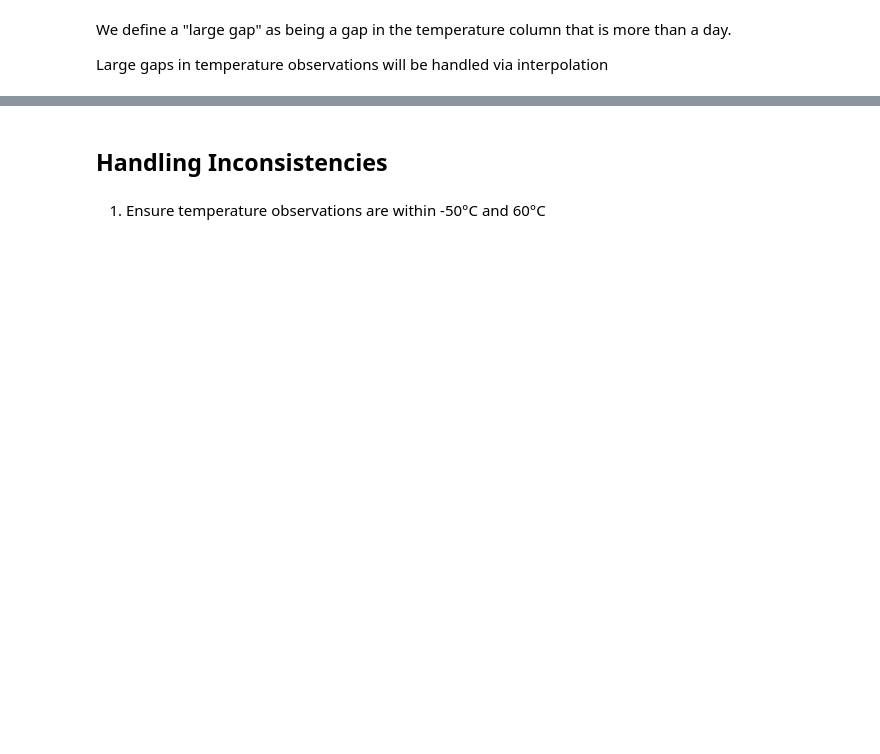
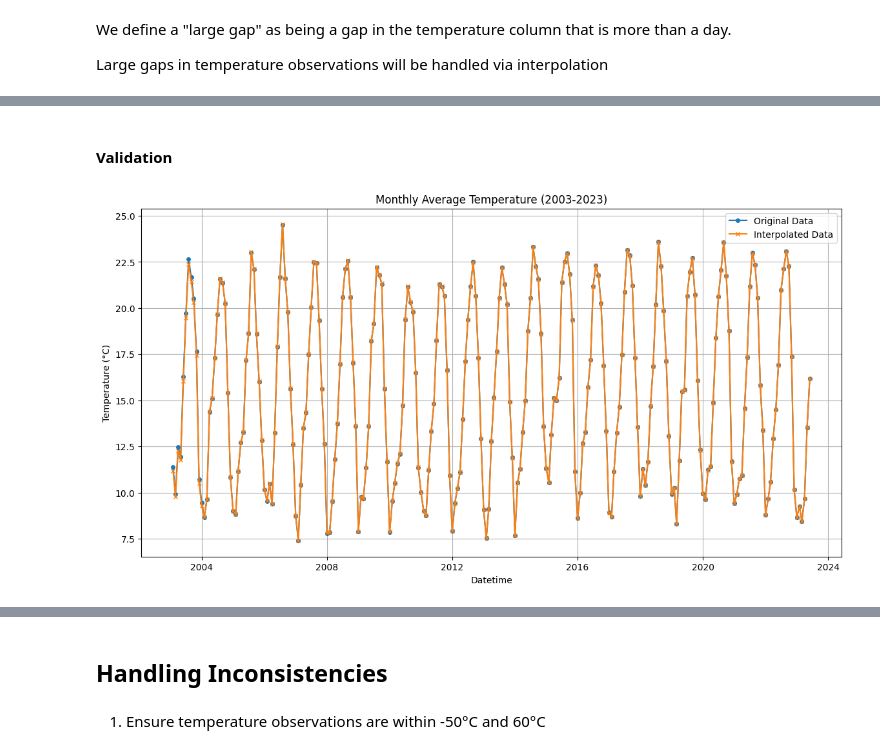
Before and after one commit to lizbethkr/PHIT-Project-1, a Jupyter notebook: notebooks/data_preprocessing.ipynb, the cells around one changed output, grey strips where cells are left out. Drawn from its saved outputs; the diff is of its cells as text; code cells hidden in the pictures; blank space fills up the shorter version.

Commit message:
Used interpolation on missing temperature values

```diff
--- a/notebooks/data_preprocessing.ipynb
+++ b/notebooks/data_preprocessing.ipynb
@@ -195,0 +209,5 @@ CA_stations.dropna(subset=['Station_name'], inplace=True)
+# %%
+grouped_df = CA_stations.groupby(['Station_ID', 'Station_name', 'Year', 'Month', 'Day', 'Hour', 'Latitude', 'Longitude']).agg({'temperature': 'mean'}).reset_index()
+# %%
+CA_stations = grouped_df
+CA_stations.iloc[[9251,9252,9253,9254]]
@@ -217,0 +254,4 @@ Note: Still figuring this out
+# %%
+from notebook_utils.preprocessing import cubic_spline_interpolate
+
+CA_interpolated_df = cubic_spline_interpolate(CA_stations,gap_hours=24)
@@ -217,0 +280,32 @@ Note: Still figuring this out
+# %% [markdown]
+#### Validation
+# %%
+import matplotlib.pyplot as plt
+
+# make copies to not alter original dataframes
+plot_CA_stations = CA_stations
+plot_CA_interpolated = CA_interpolated_df
+
+plot_CA_stations['Datetime'] = pd.to_datetime(plot_CA_stations[['Year', 'Month', 'Day', 'Hour']])
+plot_CA_interpolated['Datetime'] = pd.to_datetime(plot_CA_interpolated[['Year', 'Month', 'Day', 'Hour']])
+
+plot_CA_stations.set_index('Datetime', inplace=True)
+plot_CA_interpolated.set_index('Datetime', inplace=True)
+
+monthly_avg_original = plot_CA_stations['temperature'].resample('ME').mean()
+monthly_avg_interpolated = plot_CA_interpolated['temperature'].resample('ME').mean()
+
+plt.figure(figsize=(14, 7))
+
+plt.plot(monthly_avg_original.index, monthly_avg_original.values, 'o-', label='Original Data', markersize=4)
+
+plt.plot(monthly_avg_interpolated.index, monthly_avg_interpolated.values, 'x-', label='Interpolated Data', markersize=4)
+
+plt.xlabel('Datetime')
+plt.ylabel('Temperature (°C)')
+plt.title('Monthly Average Temperature (2003-2023)')
+plt.legend()
+plt.grid(True)
+plt.show()
+# %% [output]
+[figure, added]
```
Also changed, not shown: parts of 20 cells of this notebook, 3 other files.
